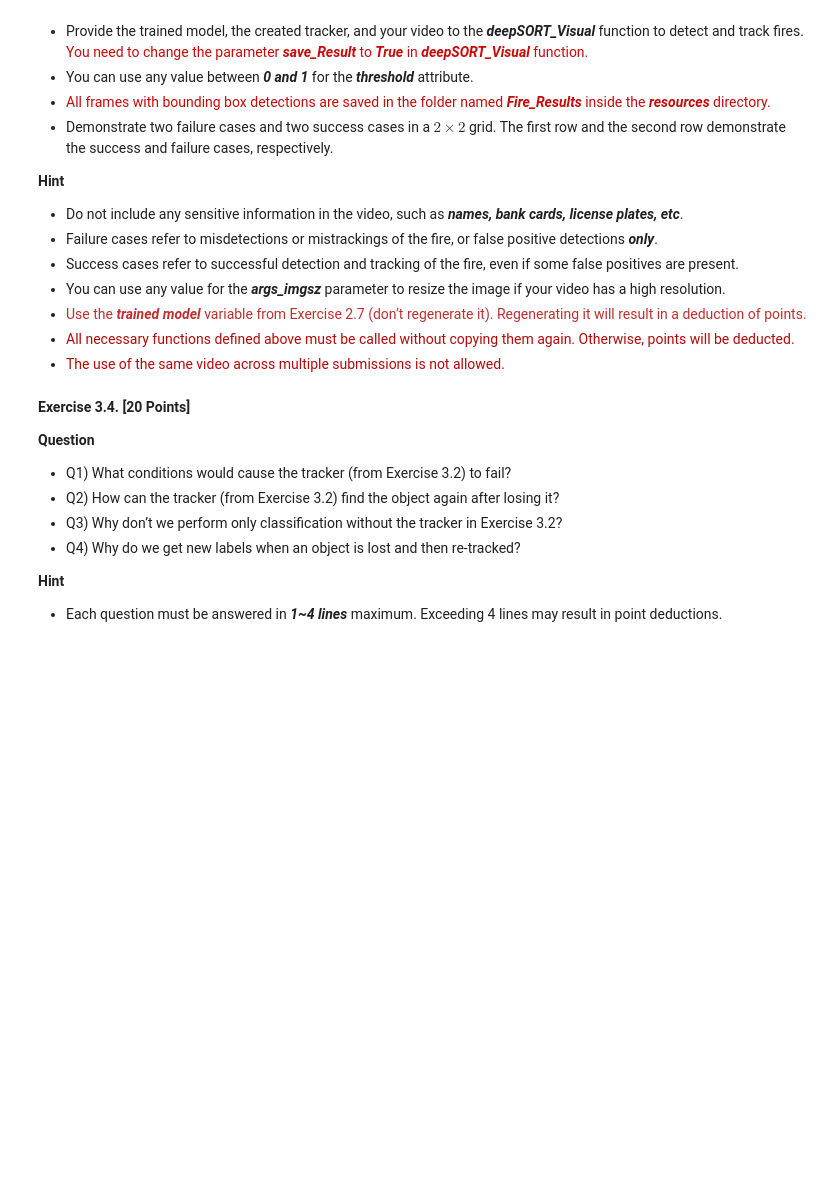
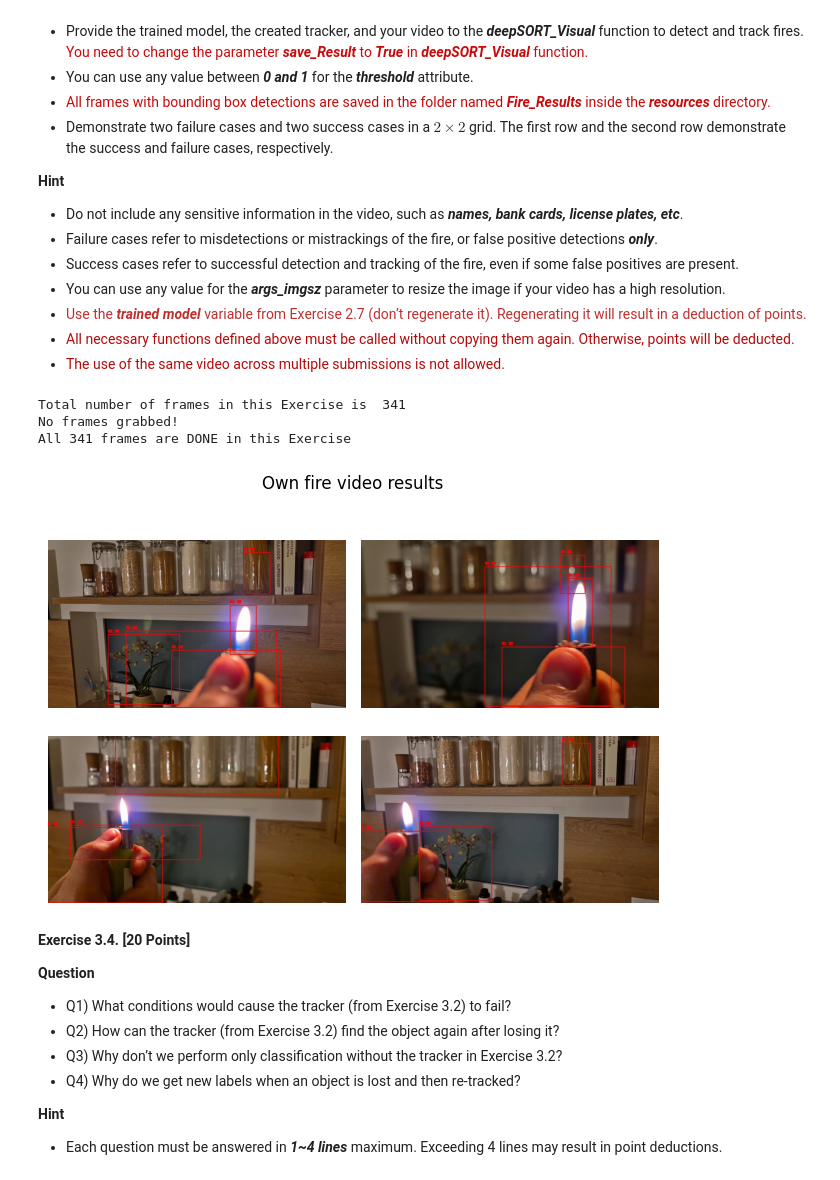
Before and after one commit to StefanHaslhofer/ComputerVision, a Jupyter notebook: Assignment03/Assignment-3.ipynb, the cells around one changed output. Cells and saved outputs as stored; diff of their text form; code cells hidden in the pictures; blank space fills up the shorter version.

Commit message:
Add exercise 3

```diff
--- a/Assignment03/Assignment-3.ipynb
+++ b/Assignment03/Assignment-3.ipynb
@@ -611,23 +627,23 @@ All 1267 frames are DONE in this Exercise
 def show_imgs(imgs, suptitle):
     fig, ax = plt.subplots(2, 2)
 
-    ax[0,0].imshow(Image.open(f'./resources/Results_Fire_Vid_A301/{imgs[0]}'))
+    ax[0,0].imshow(Image.open(f'./resources/{imgs[0]}'))
     ax[0,0].axis('off')
-    ax[0,1].imshow(Image.open(f'./resources/Results_Fire_Vid_A301/{imgs[1]}'))
+    ax[0,1].imshow(Image.open(f'./resources/{imgs[1]}'))
     ax[0,1].axis('off')
-    ax[1,0].imshow(Image.open(f'./resources/Results_Fire_Vid_A301/{imgs[2]}'))
+    ax[1,0].imshow(Image.open(f'./resources/{imgs[2]}'))
     ax[1,0].axis('off')
-    ax[1,1].imshow(Image.open(f'./resources/Results_Fire_Vid_A301/{imgs[3]}'))
+    ax[1,1].imshow(Image.open(f'./resources/{imgs[3]}'))
     ax[1,1].axis('off')
 
     plt.suptitle(suptitle)
     plt.tight_layout()
     plt.show()
 
-fp = ['1267.jpg','1197.jpg','501.jpg','438.jpg']
+fp = ['Results_Fire_Vid_A301/1267.jpg','Results_Fire_Vid_A301/1197.jpg','Results_Fire_Vid_A301/501.jpg','Results_Fire_Vid_A301/438.jpg']
 show_imgs(fp, "False Positives")
 
-fn = ['648.jpg','599.jpg','529.jpg','1011.jpg']
+fn = ['Results_Fire_Vid_A301/648.jpg','Results_Fire_Vid_A301/599.jpg','Results_Fire_Vid_A301/529.jpg','Results_Fire_Vid_A301/1011.jpg']
 show_imgs(fn, "False Negatives")
 # %% [output]
 [figure]
@@ -835,3 +855,15 @@ def deepSORT_Visual(tracker_A3, model_A3, video_path_A3, args_threshold, args_im
+# %%
+# code goes here
+deepSORT_Visual(tracker, model_prepare, './resources/lighter.mp4', 0.2, 640, True)
+# %% [output]
+Total number of frames in this Exercise is  341
+No frames grabbed!
+All 341 frames are DONE in this Exercise
+# %%
+fp = ['Fire_Results/249.jpg','Fire_Results/210.jpg','Fire_Results/4.jpg','Fire_Results/311.jpg']
+show_imgs(fp, "Own fire video results")
+# %% [output]
+[figure, added]
 # %% [markdown]
 <b>Exercise 3.4. [20 Points]</b>
 
```
Also changed, not shown: parts of 7 cells of this notebook.
